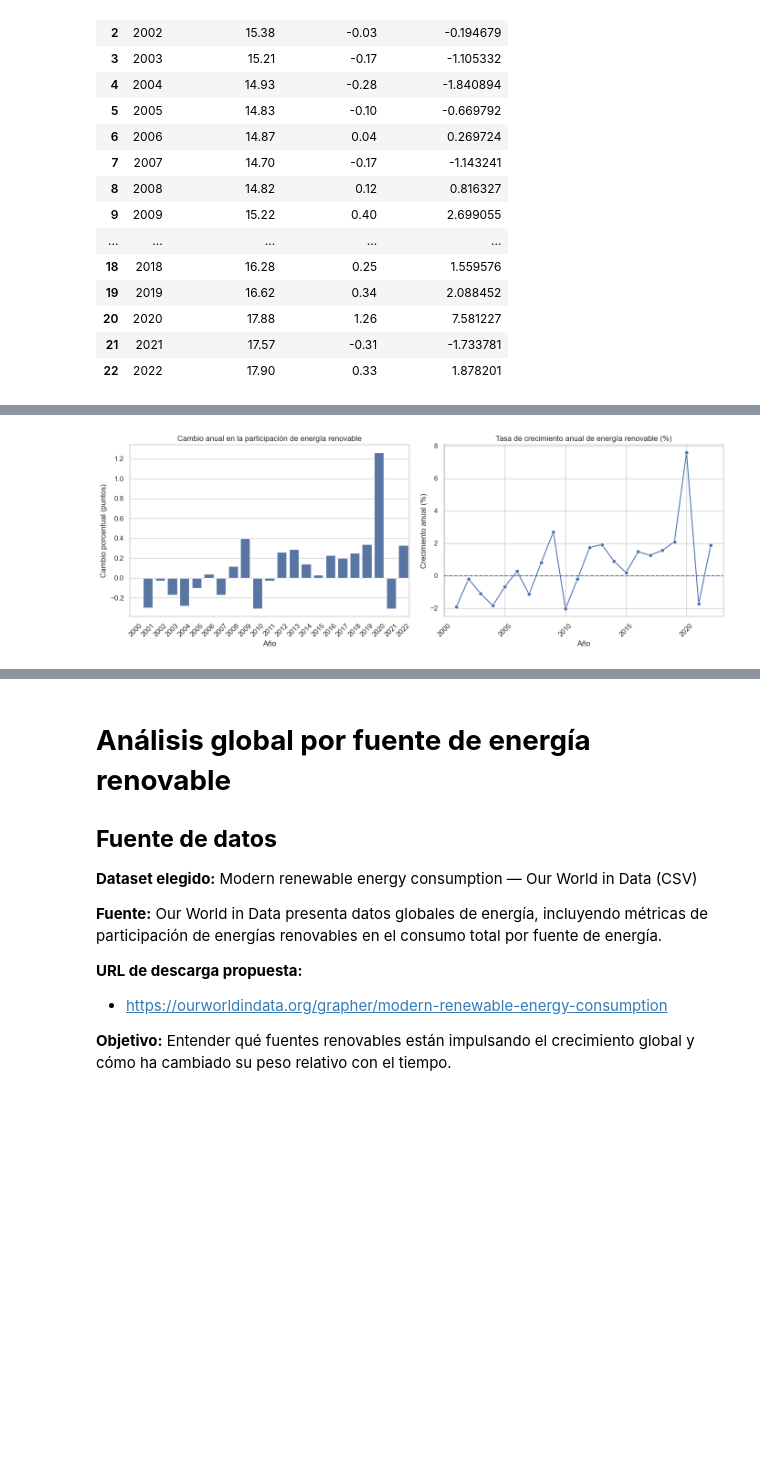
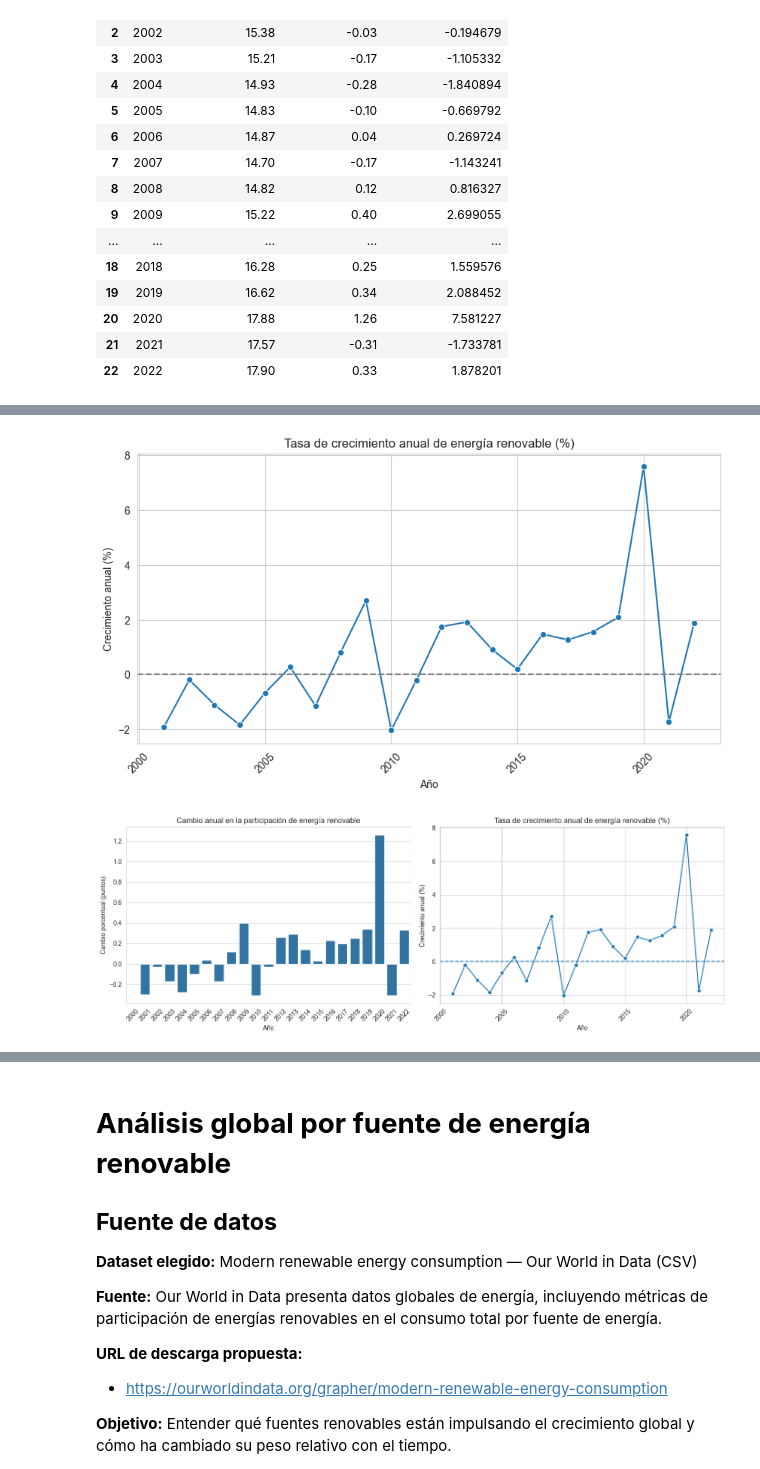
Before and after one commit to Bootcamp-IA-P6/Proyecto4-Jonathan_Brasales, a Jupyter notebook: EDA.ipynb, the cells around one changed output, grey strips where cells are left out. Drawn from its saved outputs; the diff is of its cells as text; code cells hidden in the pictures; blank space fills up the shorter version.

```diff
--- a/EDA.ipynb
+++ b/EDA.ipynb
@@ -136,3 +147,15 @@ df_global[['Year', 'renewable_share', 'annual_change', 'annual_growth_pct']]
+# %%
+plt.figure(figsize=(10, 5))
+sns.lineplot(data=df_global, x='Year', y='annual_growth_pct', marker='o')
+plt.title("Tasa de crecimiento anual de energía renovable (%)")
+plt.xlabel("Año")
+plt.ylabel("Crecimiento anual (%)")
+plt.axhline(y=0, color = 'gray',linestyle = '--')
+plt.xticks(rotation = 45)
+plt.savefig("assets/growth_rate.png")
+plt.show()
+# %% [output]
+[figure, added]
 # %%
 
 fig, axes = plt.subplots(1, 2, figsize=(14, 5))
@@ -154,11 +177,11 @@ axes[1].set_ylabel('Crecimiento anual (%)')
 axes[1].set_xlabel('Año')
 axes[1].tick_params(axis='x', rotation=45)
 
-plt.xticks(rotation=45)
+plt.savefig("assets/AnnualChange_vs_GrowthRAte_.png")
 plt.tight_layout()
 plt.show()
 # %% [output]
-[figure, old version]
+[figure, new version]
 # %%
 # Figura 3 - Tendencia global
 sns.lineplot(data=df_global, x='Year', y='renewable_share', marker='o')
```
Also changed, not shown: parts of 8 cells of this notebook, 14 other files.
